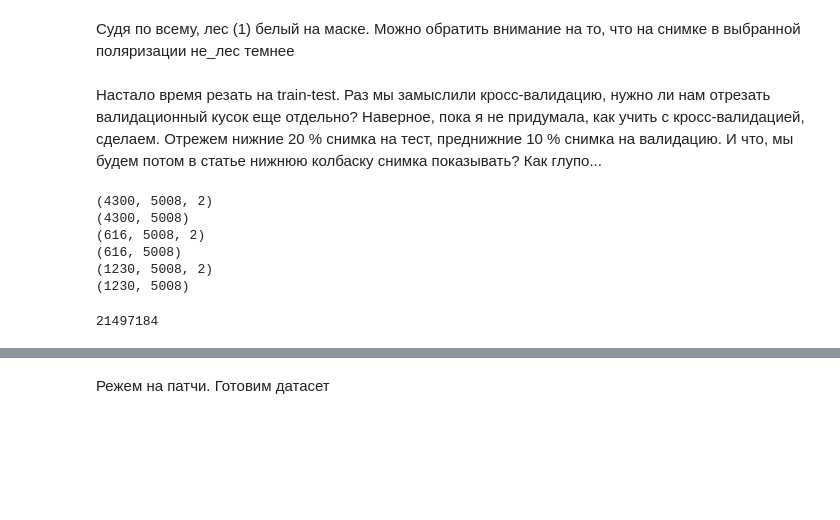
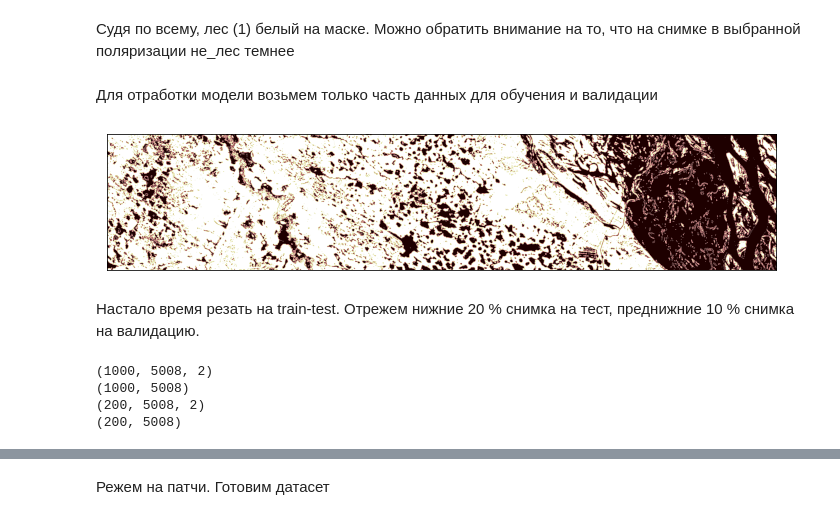
Before and after one commit to SozAnna/S1_Sakha_classification, a Jupyter notebook: Forest_mask_nn.ipynb, the cells around one changed output, grey strips where cells are left out. Cells and saved outputs as stored; diff of their text form; code cells hidden in the pictures; blank space fills up the shorter version.

```diff
--- a/Forest_mask_nn.ipynb
+++ b/Forest_mask_nn.ipynb
@@ -220,2 +242,16 @@ plt.show()
 # %% [markdown]
 Судя по всему, лес (1) белый на маске. Можно обратить внимание на то, что на снимке в выбранной поляризации не_лес темнее
+# %% [markdown]
+Для отработки модели возьмем только часть данных для обучения и валидации
+# %%
+figure1 = mask_array[1500:2500, 100:5000]
+
+plt.figure(figsize=(12, 16))
+plt.imshow(figure1, cmap='pink')
+plt.grid(False)
+ax = plt.gca()
+ax.get_xaxis().set_visible(False)
+ax.get_yaxis().set_visible(False)
+plt.show()
+# %% [output]
+[figure, added]
@@ -222,4 +273,4 @@ plt.show()
 # %% [markdown]
-Настало время резать на train-test. Раз мы замыслили кросс-валидацию, нужно ли нам отрезать валидационный кусок еще отдельно? Наверное, пока я не придумала, как учить с кросс-валидацией, сделаем. Отрежем нижние 20 % снимка на тест, преднижние 10 % снимка на валидацию. И что, мы будем потом в статье нижнюю колбаску снимка показывать? Как глупо...
+Настало время резать на train-test. Отрежем нижние 20 % снимка на тест, преднижние 10 % снимка на валидацию.
 # %%
 # мне хочется резать по круглым числам, поэтому
@@ -239,17 +290,11 @@ print(train_image.shape) # 6146 rows total
 print(train_labels.shape)
 print(val_image.shape)
 print(val_labels.shape)
-print(test_image.shape)
-print(test_labels.shape)
+# print(test_image.shape)
+# print(test_labels.shape)
 # %% [output]
-(4300, 5008, 2)
-(4300, 5008)
-(616, 5008, 2)
-(616, 5008)
-(1230, 5008, 2)
-(1230, 5008)
+(1000, 5008, 2)
+(1000, 5008)
+(200, 5008, 2)
+(200, 5008)
-# %%
-(4300 - 4) * (5008 - 4)
-# %% [output]
-21497184
 # %% [markdown]
```
Also changed, not shown: parts of 67 cells of this notebook.
